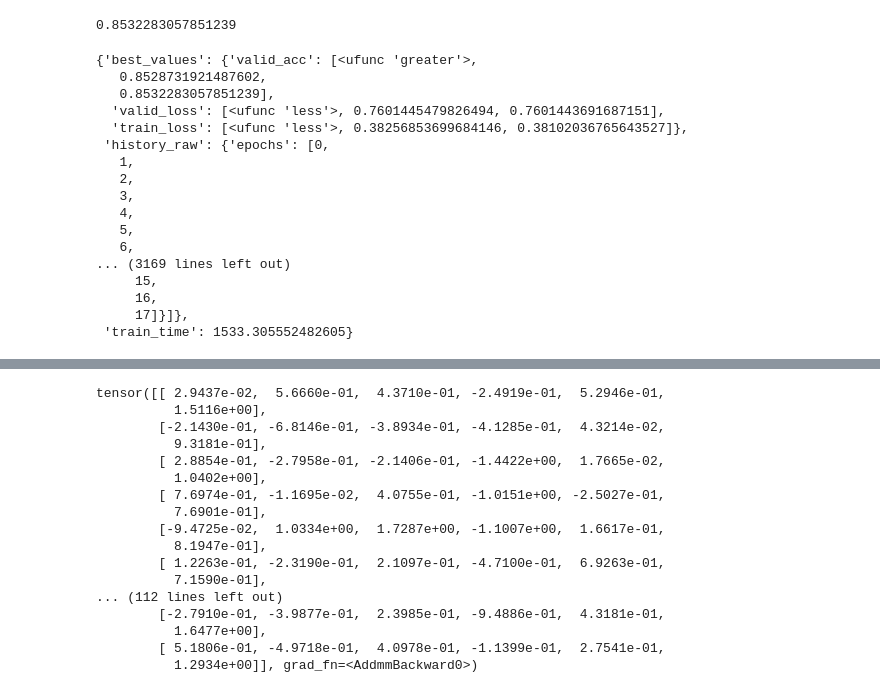
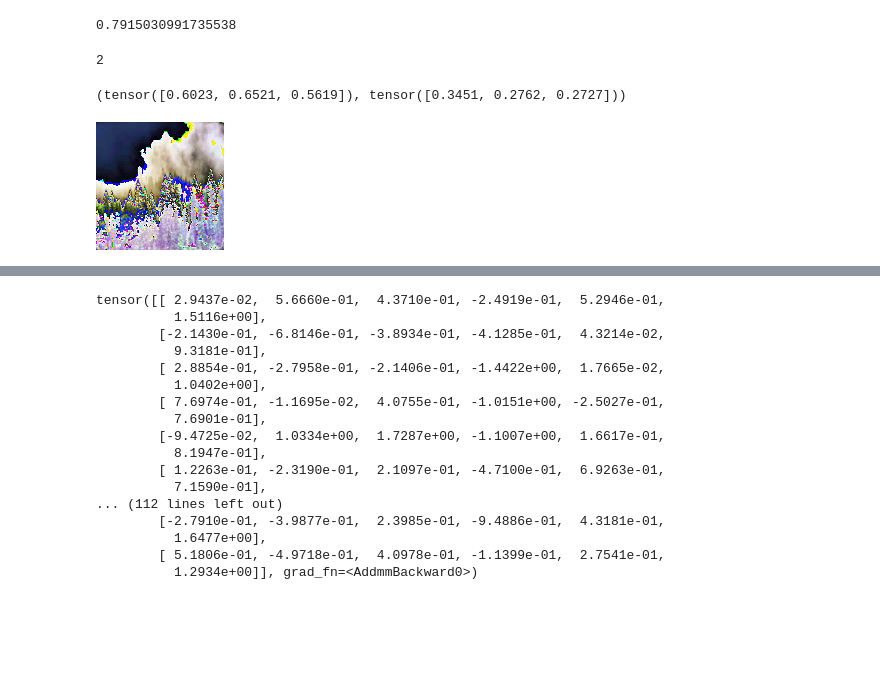
Before and after one commit to MarcelMoczarski/intel-image-classification, a Jupyter notebook: examples/example_01.ipynb, the cells around one changed output, grey strips where cells are left out. Cells and saved outputs as stored; diff of their text form; code cells hidden in the pictures; blank space fills up the shorter version.

```diff
--- a/examples/example_01.ipynb
+++ b/examples/example_01.ipynb
@@ -39,18 +24,0 @@ config_file
-# %%
-local_path = Path(config_file["p_local_data_path"])
-colab_path = Path("/content/gdrive/MyDrive/Marcel_Moczarski/Data_Science/Google_Services/Local_Drive_Storage/Conda_Envs/intel-image-classification")
-# for i, part in enumerate(Path(config_file["p_local_data_path"]).parts):
-#     print(i, part)
-try:
-    import google.colab
-    in_colab = True
-except:
-    in_colab = False
-
-if in_colab:
-    for key, value in config_file.items():
-        if ("mnt" in str(value)) or ("content" in str(value)):
-            for i, part in enumerate(Path(value).parts):
-                if part == config_file["p_mount_point"]:
-                    config_file[key] = (Path("/content/gdrive/MyDrive") / Path(*Path(config_file[key]).parts[i:])).as_posix()
-config_file
@@ -191,7 +101,7 @@ def test_arch(learn, model):
     with torch.no_grad():
         correct = 0
         pbar_valid_dl = tqdm(valid_dl, total=len(valid_dl))
-        for xb, yb in pbar_valid_dl:
+        for xb, yb, idx in pbar_valid_dl:
             xb, yb = xb.to(device), yb.to(device)
             out = model(xb)
             _, pred = torch.max(out.data, 1)
@@ -202,27 +112,38 @@ def test_arch(learn, model):
 
 test_arch(learn, learn.learn.model)
 # %% [output]
-0.8532283057851239
+0.7915030991735538
-# %%
-best_model_dict
-# %% [output]
-{'best_values': {'valid_acc': [<ufunc 'greater'>,
-   0.8528731921487602,
-   0.8532283057851239],
-  'valid_loss': [<ufunc 'less'>, 0.7601445479826494, 0.7601443691687151],
-  'train_loss': [<ufunc 'less'>, 0.38256853699684146, 0.38102036765643527]},
- 'history_raw': {'epochs': [0,
-   1,
-   2,
-   3,
-   4,
-   5,
-   6,
-... (3169 lines left out)
-     15,
-     16,
-     17]}]},
- 'train_time': 1533.305552482605}
+# %%
+from PIL import Image
+from core.dl_framework.data import get_transforms
+
+test_img = Image.open("test_img.jpg")
+t = get_transforms(config_file)
+transform = transforms.Compose([t[0], transforms.ToTensor(), t[-1]])
+img = transform(test_img).unsqueeze(0)
+out = learn.learn.model(img.to(learn.device))
+torch.max(out.data, 1)[1].item()
+# transforms.ToPILImage()(img.squeeze())
+# %% [output]
+2
+# %%
+test = img
+channels_sum, channels_squared_sum, num_batches = 0, 0, 0
+
+channels_sum += torch.mean(test, dim=[0, 2, 3])
+channels_squared_sum += torch.mean(test**2, dim=[0, 2, 3])
+num_batches += 1
+
+mean = channels_sum / num_batches
+std = (channels_squared_sum / num_batches - mean**2)**0.5
+mean, std
+# %% [output]
+(tensor([0.6023, 0.6521, 0.5619]), tensor([0.3451, 0.2762, 0.2727]))
+# %%
+img = transforms.Normalize([0.6023, 0.6521, 0.5619], [0.3451, 0.2762, 0.2727])(img)
+transforms.ToPILImage()(img.squeeze())
+# %% [output]
+[figure, added]
 # %%
 plot_history_all(best_history)
 # best_history[0][0]
```
Also changed, not shown: parts of 13 cells of this notebook, 6 other files.
